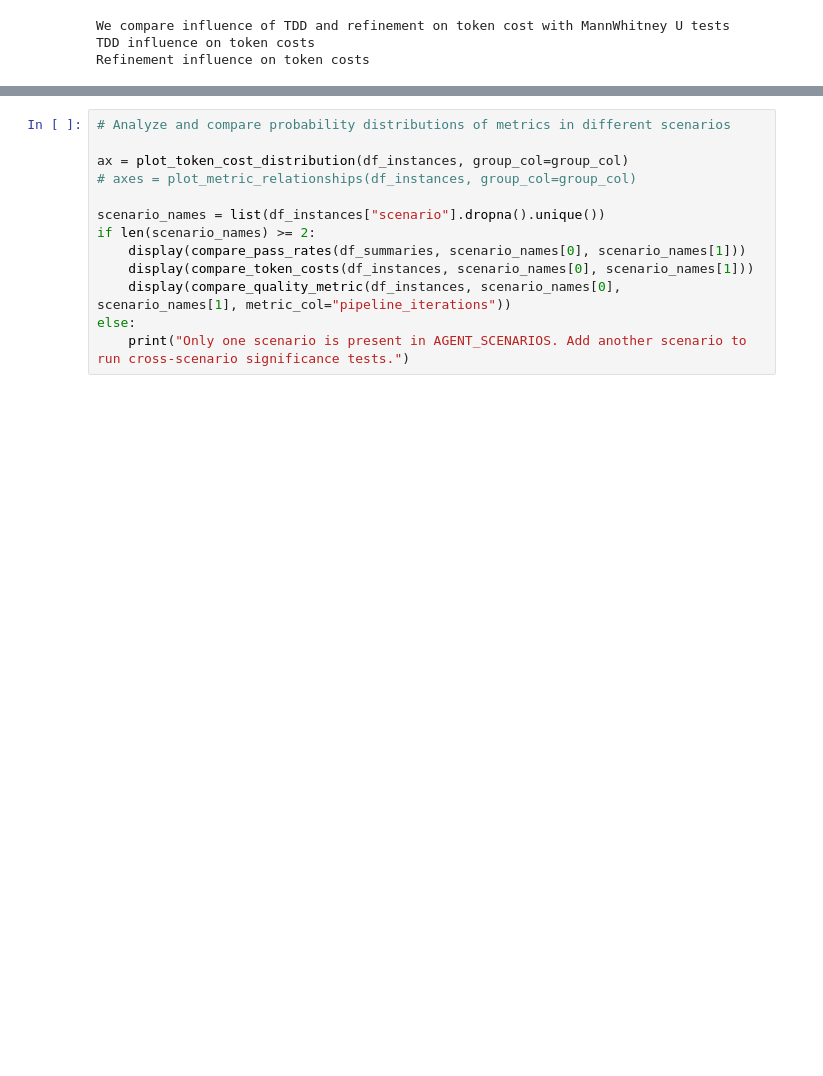
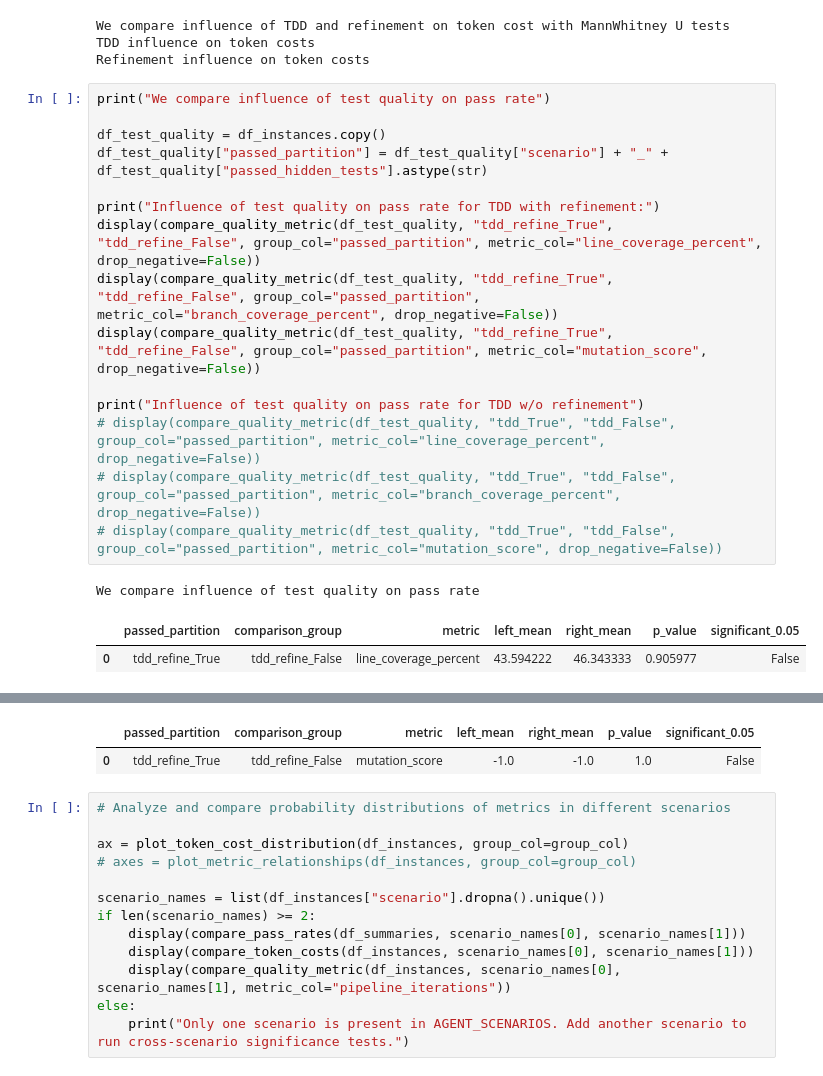
Before and after one commit to michal1010/TDLite, a Jupyter notebook: data_analysis/data_analysis.ipynb, the cells around one changed output, grey strips where cells are left out. Saved outputs shown, nothing was run; the diff lists cells and outputs as text; blank space fills up the shorter version.

Commit message:
Add test quality influence on pass rate statistical measure

```diff
--- a/data_analysis/data_analysis.ipynb
+++ b/data_analysis/data_analysis.ipynb
@@ -161,3 +156,22 @@ print("Refinement influence on token costs")
 We compare influence of TDD and refinement on token cost with MannWhitney U tests
 TDD influence on token costs
 Refinement influence on token costs
+# %%
+print("We compare influence of test quality on pass rate")
+
+df_test_quality = df_instances.copy()
+df_test_quality["passed_partition"] = df_test_quality["scenario"] + "_" + df_test_quality["passed_hidden_tests"].astype(str)
+
+print("Influence of test quality on pass rate for TDD with refinement:")
+display(compare_quality_metric(df_test_quality, "tdd_refine_True", "tdd_refine_False", group_col="passed_partition", metric_col="line_coverage_percent", drop_negative=False))
+display(compare_quality_metric(df_test_quality, "tdd_refine_True", "tdd_refine_False", group_col="passed_partition", metric_col="branch_coverage_percent", drop_negative=False))
+display(compare_quality_metric(df_test_quality, "tdd_refine_True", "tdd_refine_False", group_col="passed_partition", metric_col="mutation_score", drop_negative=False))
+
+print("Influence of test quality on pass rate for TDD w/o refinement")
+# display(compare_quality_metric(df_test_quality, "tdd_True", "tdd_False", group_col="passed_partition", metric_col="line_coverage_percent", drop_negative=False))
+# display(compare_quality_metric(df_test_quality, "tdd_True", "tdd_False", group_col="passed_partition", metric_col="branch_coverage_percent", drop_negative=False))
+# display(compare_quality_metric(df_test_quality, "tdd_True", "tdd_False", group_col="passed_partition", metric_col="mutation_score", drop_negative=False))
+# %% [output]
+We compare influence of test quality on pass rate
+|  | passed_partition | comparison_group | metric | left_mean | right_mean | p_value | significant_0.05 |
+| 0 | tdd_refine_True | tdd_refine_False | line_coverage_percent | 43.594222 | 46.343333 | 0.905977 | False |
@@ -164,3 +180,5 @@ Refinement influence on token costs
+|  | passed_partition | comparison_group | metric | left_mean | right_mean | p_value | significant_0.05 |
+| 0 | tdd_refine_True | tdd_refine_False | mutation_score | -1.0 | -1.0 | 1.0 | False |
 # %%
 # Analyze and compare probability distributions of metrics in different scenarios
 
```
Also changed, not shown: parts of 5 cells of this notebook, 1 other file.
